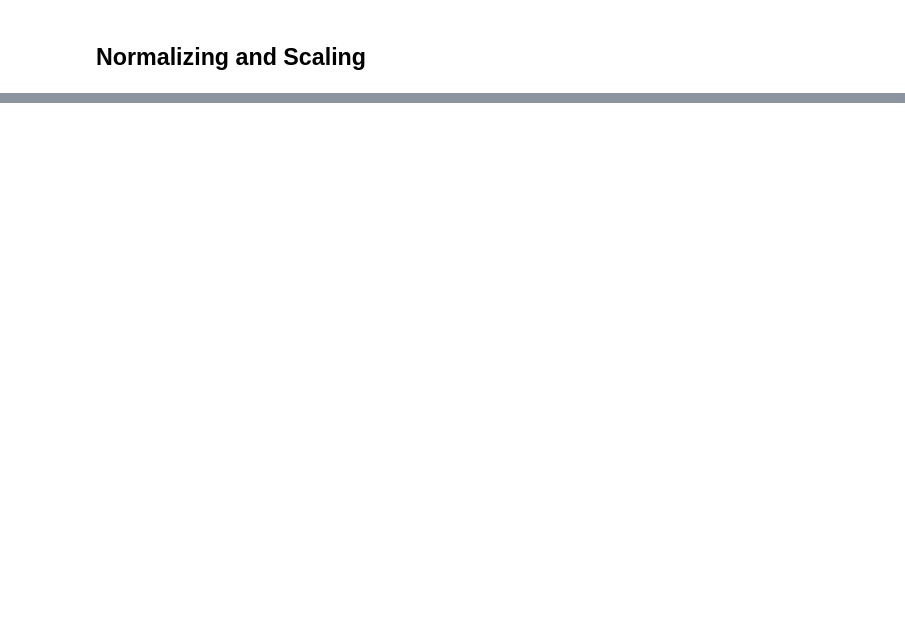
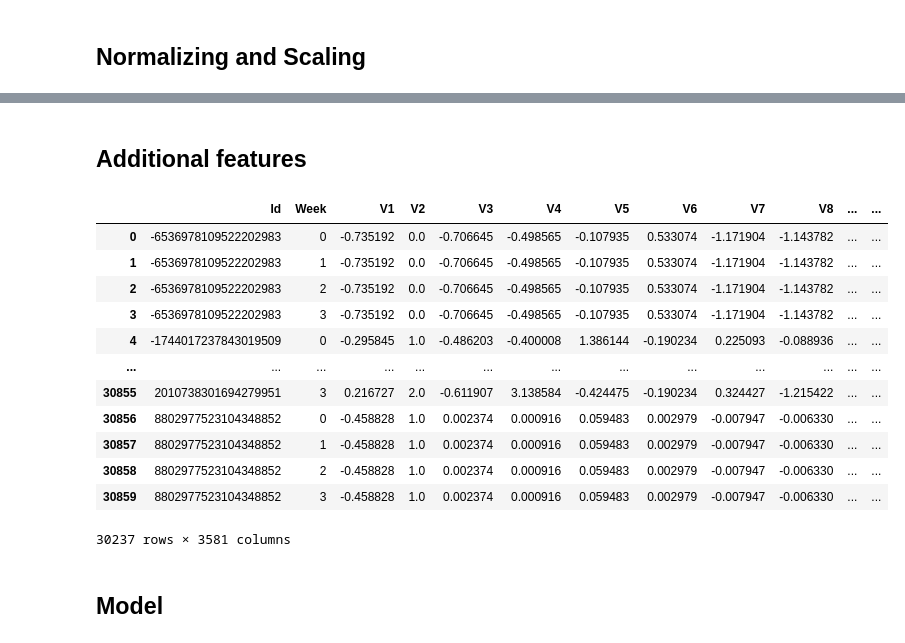
Before and after one commit to eingrid/Hackaton, a Jupyter notebook: Hackaton.ipynb, the cells around one changed output, grey strips where cells are left out. Cells and saved outputs as stored; diff of their text form; code cells hidden in the pictures; blank space fills up the shorter version.

```diff
--- a/Hackaton.ipynb
+++ b/Hackaton.ipynb
@@ -165,3 +101,2 @@ df_train.loc[:,'V2']=df_train['V2'].fillna(df_train['V2'].mode()[0])
 # %%
-for feature in features:
-    df_train[feature] = df_train.groupby("V2")[feature].transform(lambda x: x.fillna(x.mean()) if (pd.notna(x.mean())) else x.fillna(0))
+df_train.isna().sum()/df_train.shape[0] * 100
@@ -228,8 +150,3 @@ df_test.loc[:,numerical] = scaler.transform(df_test[numerical])
-# %%
-from sklearn.preprocessing import OneHotEncoder
-encoder = OneHotEncoder(handle_unknown='ignore')
-train_v2_encoded = encoder.fit_transform(df_train.loc[:,cat])
-test_v2_encoded = encoder.transform(df_test.loc[:,cat])
-
-df_train = pd.concat([df_train.reset_index(),pd.DataFrame.sparse.from_spmatrix(train_v2_encoded)],axis=1)
-df_test = pd.concat([df_test.reset_index(),pd.DataFrame.sparse.from_spmatrix(test_v2_encoded)],axis=1)
+# %%
+features = list(features.values)
+features
@@ -235,0 +171,34 @@ df_test = pd.concat([df_test.reset_index(),pd.DataFrame.sparse.from_spmatrix(tes
+# %% [markdown]
+## Additional features
+# %%
+features_copy = features.copy()
+for i,feature1 in enumerate(features_copy):
+    for feature2 in features_copy[i:]:
+        if feature1 != feature2:
+            features = features + ([f'{feature1}*{feature2}',f'{feature1}-{feature2}',f'{feature1}+{feature2}'])
+            df_train[f'{feature1}*{feature2}'] = df_train[feature1] * df_train[feature2]
+            df_train[f'{feature1}-{feature2}'] = df_train[feature1] - df_train[feature2]
+            df_train[f'{feature1}+{feature2}'] = df_train[feature1] + df_train[feature2]
+
+
+            df_test[f'{feature1}*{feature2}'] = df_test[feature1] * df_test[feature2]
+            df_test[f'{feature1}-{feature2}'] = df_test[feature1] - df_test[feature2]
+            df_test[f'{feature1}+{feature2}'] = df_test[feature1] + df_test[feature2]
+# %%
+df_train
+# %% [output]
+|  | Id | Week | V1 | V2 | V3 | V4 | V5 | V6 | V7 | V8 | ... | ... |
+| 0 | -6536978109522202983 | 0 | -0.735192 | 0.0 | -0.706645 | -0.498565 | -0.107935 | 0.533074 | -1.171904 | -1.143782 | ... | ... |
+| 1 | -6536978109522202983 | 1 | -0.735192 | 0.0 | -0.706645 | -0.498565 | -0.107935 | 0.533074 | -1.171904 | -1.143782 | ... | ... |
+| 2 | -6536978109522202983 | 2 | -0.735192 | 0.0 | -0.706645 | -0.498565 | -0.107935 | 0.533074 | -1.171904 | -1.143782 | ... | ... |
+| 3 | -6536978109522202983 | 3 | -0.735192 | 0.0 | -0.706645 | -0.498565 | -0.107935 | 0.533074 | -1.171904 | -1.143782 | ... | ... |
+| 4 | -1744017237843019509 | 0 | -0.295845 | 1.0 | -0.486203 | -0.400008 | 1.386144 | -0.190234 | 0.225093 | -0.088936 | ... | ... |
+| ... | ... | ... | ... | ... | ... | ... | ... | ... | ... | ... | ... | ... |
+| 30855 | 2010738301694279951 | 3 | 0.216727 | 2.0 | -0.611907 | 3.138584 | -0.424475 | -0.190234 | 0.324427 | -1.215422 | ... | ... |
+| 30856 | 8802977523104348852 | 0 | -0.458828 | 1.0 | 0.002374 | 0.000916 | 0.059483 | 0.002979 | -0.007947 | -0.006330 | ... | ... |
+| 30857 | 8802977523104348852 | 1 | -0.458828 | 1.0 | 0.002374 | 0.000916 | 0.059483 | 0.002979 | -0.007947 | -0.006330 | ... | ... |
+| 30858 | 8802977523104348852 | 2 | -0.458828 | 1.0 | 0.002374 | 0.000916 | 0.059483 | 0.002979 | -0.007947 | -0.006330 | ... | ... |
+| 30859 | 8802977523104348852 | 3 | -0.458828 | 1.0 | 0.002374 | 0.000916 | 0.059483 | 0.002979 | -0.007947 | -0.006330 | ... | ... |
+30237 rows × 3581 columns
+# %% [markdown]
+## Model
```
Also changed, not shown: parts of 25 cells of this notebook.
